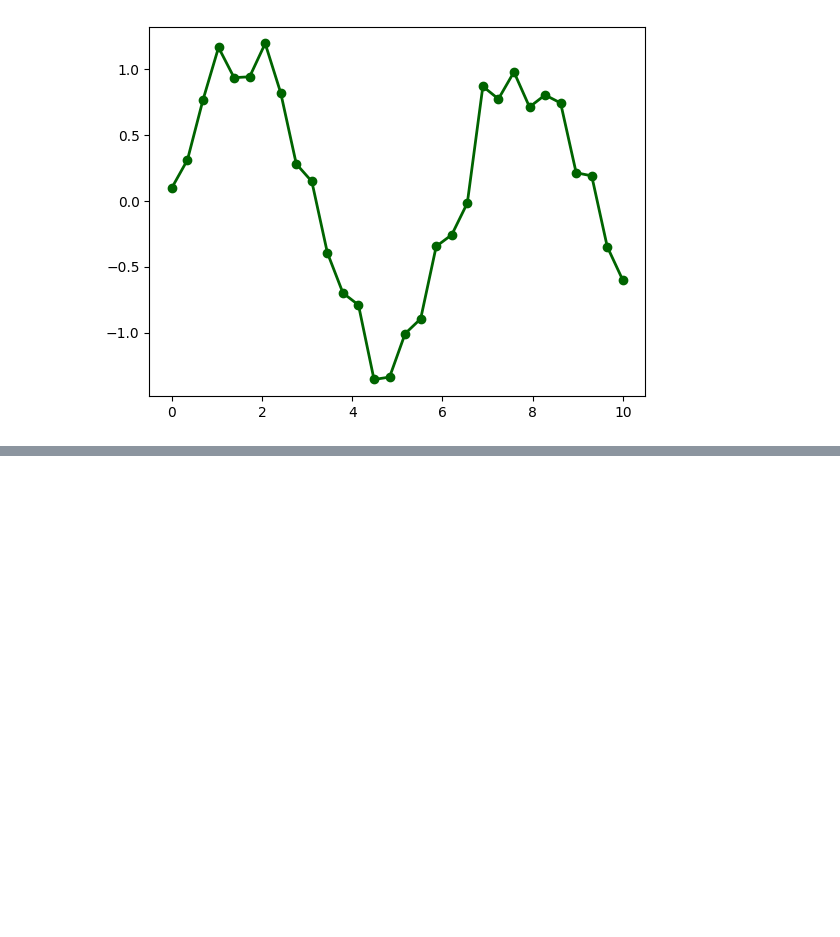
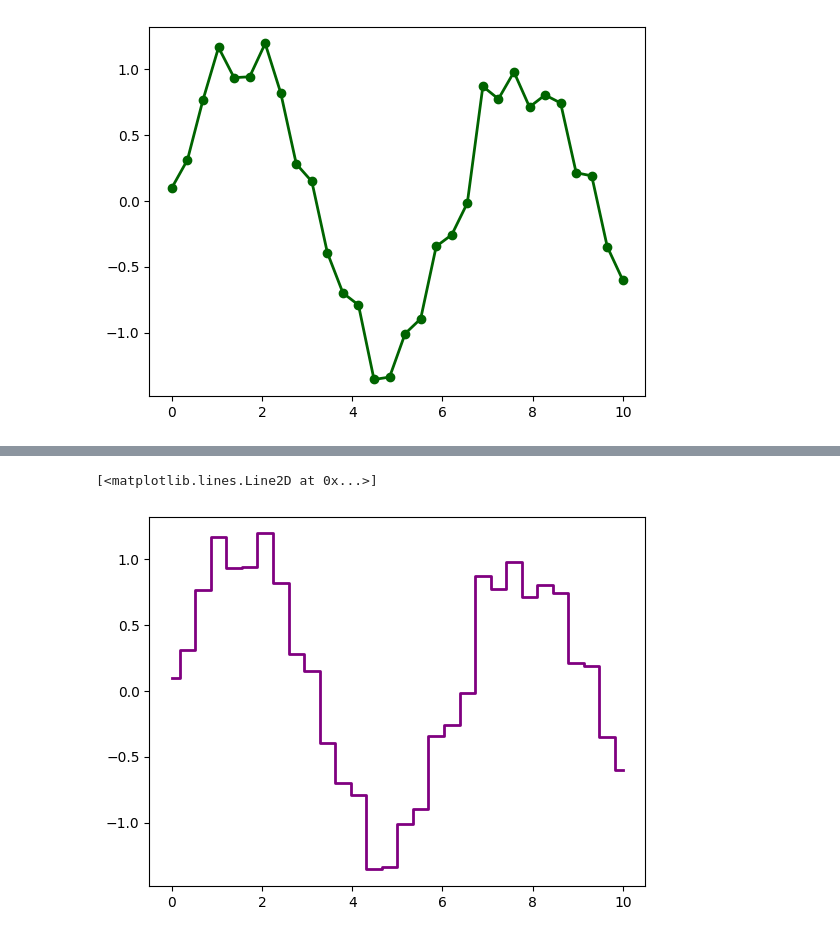
Before and after one commit to rvigneshwaran/datascience-implementations, a Jupyter notebook: 01-data-science-fundamentals/02-statistical-data-visualization/02-matplotlib-visualization/01-line-plot/01-line-plot.ipynb, the cells around one changed output, grey strips where cells are left out. Cells and saved outputs as stored; diff of their text form; code cells hidden in the pictures; blank space fills up the shorter version.

```diff
--- a/01-data-science-fundamentals/02-statistical-data-visualization/02-matplotlib-visualization/01-line-plot/01-line-plot.ipynb
+++ b/01-data-science-fundamentals/02-statistical-data-visualization/02-matplotlib-visualization/01-line-plot/01-line-plot.ipynb
@@ -198,0 +219,6 @@ plt.savefig('line_plot_example.png', dpi=300, bbox_inches='tight')
+# %%
+# Example 24: Stepped Line Plot
+plt.step(x, y, label='Stepped Line', color='purple', linewidth=2, where='mid')
+# %% [output]
+[<matplotlib.lines.Line2D at 0x...>]
+[figure, added]
```
Also changed, not shown: parts of 3 cells of this notebook.
